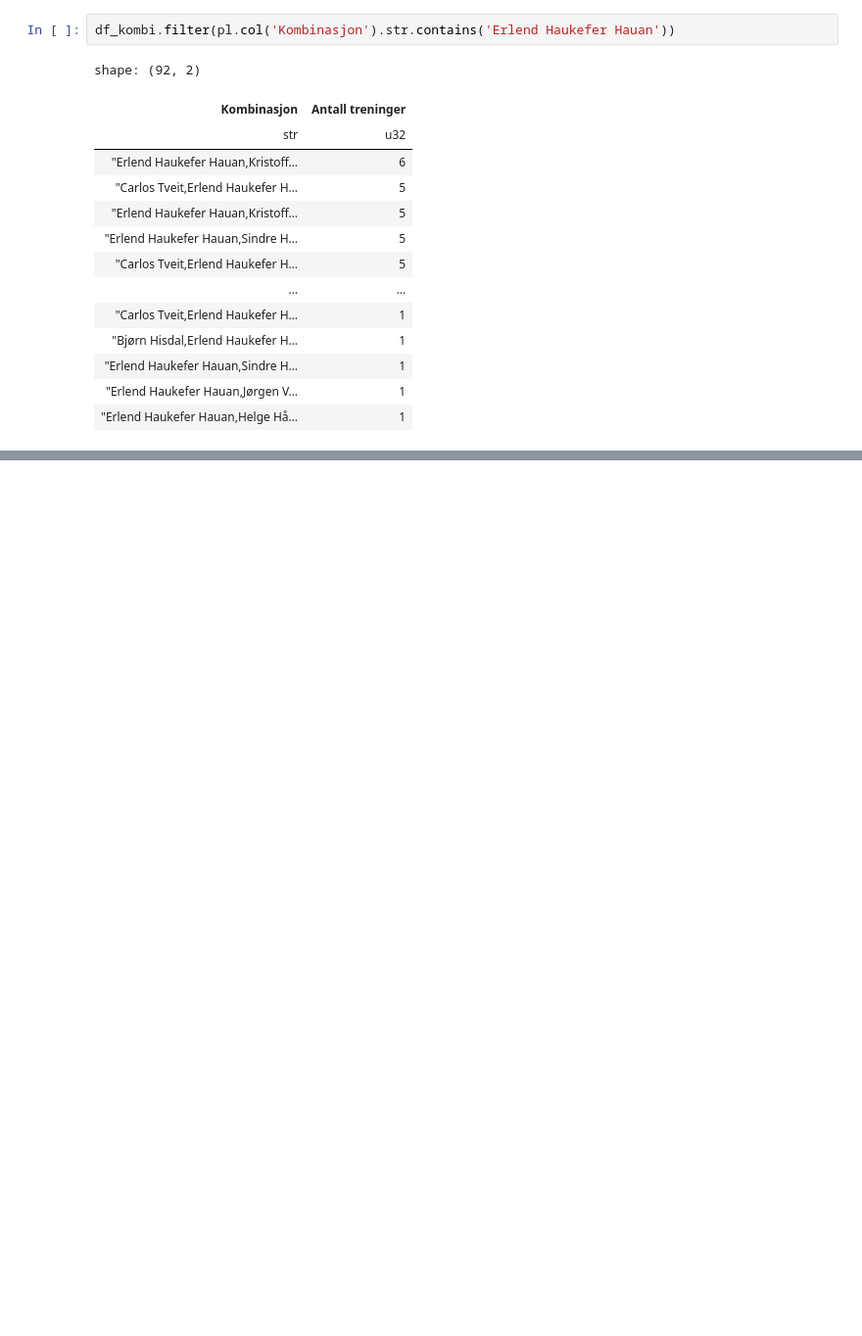
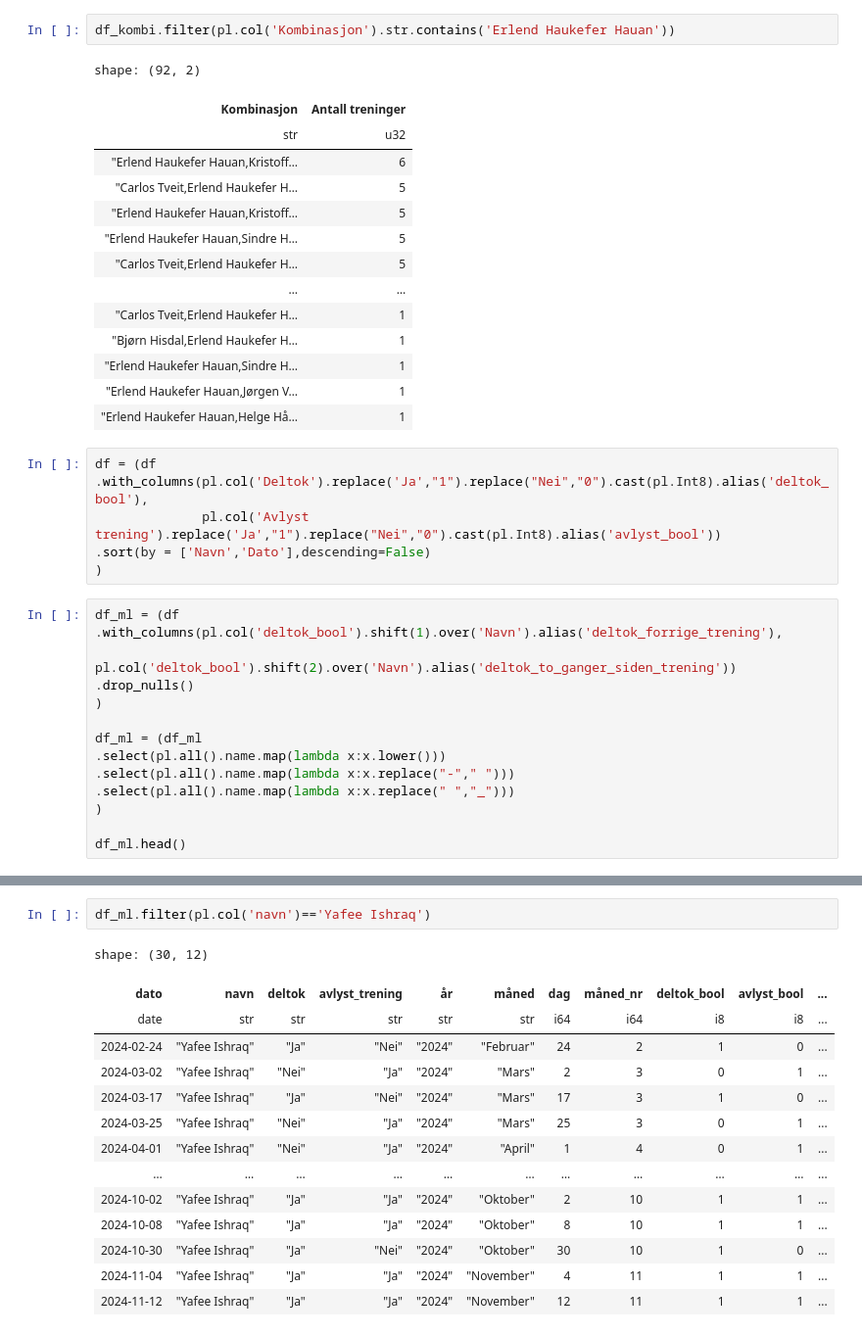
Before and after one commit to PolarsDude/treningsstatistikk-, a Jupyter notebook: test_fil.ipynb, the cells around one changed output, grey strips where cells are left out. Shown at 98% size. Drawn from its saved outputs; the diff is of its cells as text; blank space fills up the shorter version.

```diff
--- a/test_fil.ipynb
+++ b/test_fil.ipynb
@@ -220,3 +208,23 @@ shape: (92, 2)
 | "Erlend Haukefer Hauan,Sindre H… | 1 |
 | "Erlend Haukefer Hauan,Jørgen V… | 1 |
 | "Erlend Haukefer Hauan,Helge Hå… | 1 |
+# %%
+df = (df
+.with_columns(pl.col('Deltok').replace('Ja',"1").replace("Nei","0").cast(pl.Int8).alias('deltok_bool'),
+              pl.col('Avlyst trening').replace('Ja',"1").replace("Nei","0").cast(pl.Int8).alias('avlyst_bool'))
+.sort(by = ['Navn','Dato'],descending=False)
+)
+# %%
+df_ml = (df
+.with_columns(pl.col('deltok_bool').shift(1).over('Navn').alias('deltok_forrige_trening'),
+              pl.col('deltok_bool').shift(2).over('Navn').alias('deltok_to_ganger_siden_trening'))
+.drop_nulls()
+)
+
+df_ml = (df_ml
+.select(pl.all().name.map(lambda x:x.lower()))
+.select(pl.all().name.map(lambda x:x.replace("-"," ")))
+.select(pl.all().name.map(lambda x:x.replace(" ","_")))
+)
+
+df_ml.head()
@@ -222,0 +341,17 @@ shape: (92, 2)
+# %%
+df_ml.filter(pl.col('navn')=='Yafee Ishraq')
+# %% [output]
+shape: (30, 12)
+| dato | navn | deltok | avlyst_trening | år | måned | dag | måned_nr | deltok_bool | avlyst_bool | ... |
+| date | str | str | str | str | str | i64 | i64 | i8 | i8 | ... |
+| 2024-02-24 | "Yafee Ishraq" | "Ja" | "Nei" | "2024" | "Februar" | 24 | 2 | 1 | 0 | ... |
+| 2024-03-02 | "Yafee Ishraq" | "Nei" | "Ja" | "2024" | "Mars" | 2 | 3 | 0 | 1 | ... |
+| 2024-03-17 | "Yafee Ishraq" | "Ja" | "Nei" | "2024" | "Mars" | 17 | 3 | 1 | 0 | ... |
+| 2024-03-25 | "Yafee Ishraq" | "Nei" | "Ja" | "2024" | "Mars" | 25 | 3 | 0 | 1 | ... |
+| 2024-04-01 | "Yafee Ishraq" | "Nei" | "Ja" | "2024" | "April" | 1 | 4 | 0 | 1 | ... |
+| … | … | … | … | … | … | … | … | … | … | ... |
+| 2024-10-02 | "Yafee Ishraq" | "Ja" | "Ja" | "2024" | "Oktober" | 2 | 10 | 1 | 1 | ... |
+| 2024-10-08 | "Yafee Ishraq" | "Ja" | "Ja" | "2024" | "Oktober" | 8 | 10 | 1 | 1 | ... |
+| 2024-10-30 | "Yafee Ishraq" | "Ja" | "Nei" | "2024" | "Oktober" | 30 | 10 | 1 | 0 | ... |
+| 2024-11-04 | "Yafee Ishraq" | "Ja" | "Ja" | "2024" | "November" | 4 | 11 | 1 | 1 | ... |
+| 2024-11-12 | "Yafee Ishraq" | "Ja" | "Ja" | "2024" | "November" | 12 | 11 | 1 | 1 | ... |
```
Also changed, not shown: parts of 14 cells of this notebook, 1 other file.
